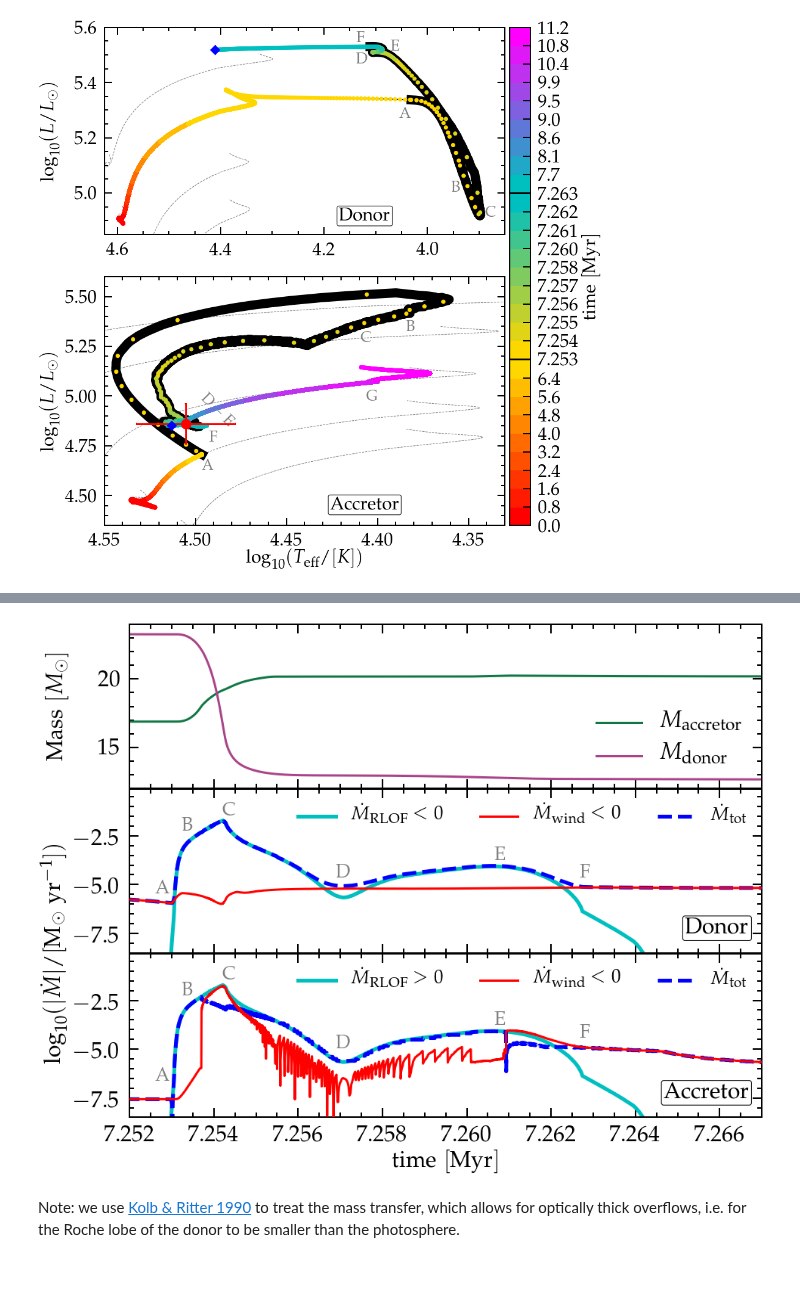
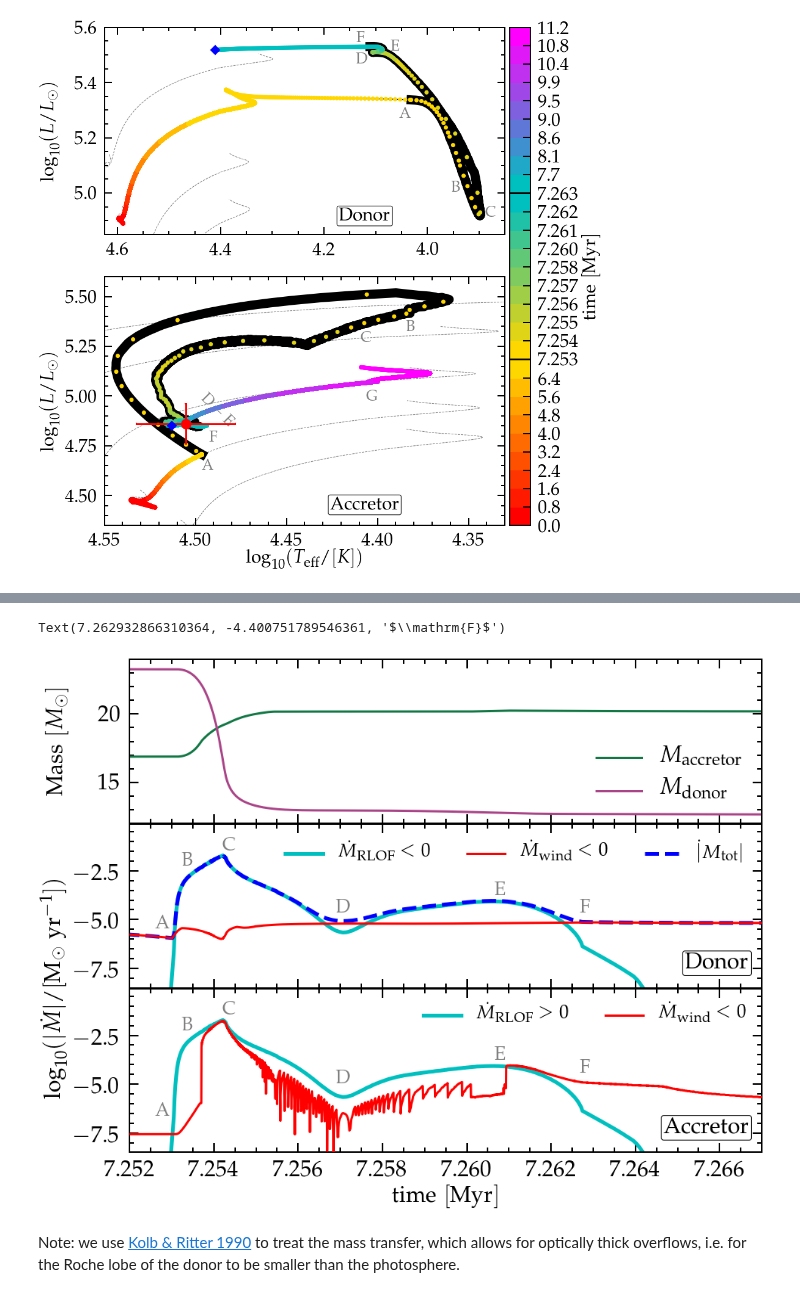
Before and after one commit to mathren/zeta_oph, a Jupyter notebook: notebooks/Best_model.ipynb, the cells around one changed output, grey strips where cells are left out. Saved outputs shown, nothing was run; the diff lists cells and outputs as text; code cells hidden in the pictures.

```diff
--- a/notebooks/Best_model.ipynb
+++ b/notebooks/Best_model.ipynb
@@ -675,7 +468,7 @@ bx.plot(t, lg_mtransfer_rate, lw=5, c='c', label="$\dot M_\mathrm{RLOF}<0$")
 ax.plot(t, lg_wind_mdot_2, c='r', zorder=10, label=r"$\dot M_\mathrm{wind}<0$")
 bx.plot(t, lg_wind_mdot_1, c='r', zorder=10, label=r"$\dot M_\mathrm{wind}<0$")
 
-ax.plot(t, lg_mstar_dot_2, lw=5, ls='--', c='b', label="$\dot |M_\mathrm{tot}|$")
+# ax.plot(t, lg_mstar_dot_2, lw=5, ls='--', c='b', label="$\dot |M_\mathrm{tot}|$")
 bx.plot(t, lg_mstar_dot_1, lw=5, ls='--', c='b', label="$\dot |M_\mathrm{tot}|$")
 
 top_ax.plot(t, M2, c="#117744", label=r"$M_\mathrm{accretor}$")
@@ -714,35 +507,36 @@ ax.text(t[iRLOF][0]-1e-4, lg_mstar_dot_2[iRLOF][0], "$\mathrm{A}$", fontsize=25,
 bx.text(t[iRLOF][0]-1e-4, lg_mstar_dot_1[iRLOF][0]+0.5, "$\mathrm{A}$", fontsize=25, c='k', zorder=0, ha="right", va="center", color="#808080")
 
 # get time start non-conservative
 ind = (t>7.2535) & (t<7.254)
 j = np.argmin(lg_mstar_dot_2[ind] - lg_mtransfer_rate[ind])
 ax.text(t[ind][j]-5e-4, -2., "$\mathrm{B}$", fontsize=25, c='k', zorder=0, ha="right", va="center", color="#808080")
 bx.text(t[ind][j]-5e-4, -2., "$\mathrm{B}$", fontsize=25, c='k', zorder=0, ha="right", va="center", color="#808080")
 
 
 # get peak RLOF mass transfer
 imax = np.argmax(lg_mtransfer_rate[t>7.252])
 ax.text(t[t>7.252][imax], -1.2, "$\mathrm{C}$", fontsize=25, c='k', zorder=0, ha="left", va="center", color="#808080")
 bx.text(t[t>7.252][imax], -1.2, "$\mathrm{C}$", fontsize=25, c='k', zorder=0, ha="left", va="center", color="#808080")
 
 # get minimum RLOF
 imin = np.argmin(lg_mtransfer_rate[(t>7.254) & (t<7.260)])
 ax.text(t[(t>7.254) & (t<7.260)][imin], -4.7, "$\mathrm{D}$", fontsize=25, c='k', zorder=0, ha="center", va="center", color="#808080")
 bx.text(t[(t>7.254) & (t<7.260)][imin], -4.4, "$\mathrm{D}$", fontsize=25, c='k', zorder=0, ha="center", va="center", color="#808080")
 
 # get second non-conservative part
 imax = np.argmax(lg_mtransfer_rate[t>7.26])
 ax.text(t[t>7.26][imax], -3.5, "$\mathrm{E}$", fontsize=25, c='k', zorder=0, ha="left", va="center", color="#808080")
 bx.text(t[t>7.26][imax], -3.5, "$\mathrm{E}$", fontsize=25, c='k', zorder=0, ha="left", va="center", color="#808080")
 
 
 # get detachment
 ax.text(t[iRLOF][-1]+2e-4, lg_mstar_dot_2[iRLOF][0]+2.2, "$\mathrm{F}$", fontsize=25, c='k', zorder=0, ha="right", va="center", color="#808080")
 bx.text(t[iRLOF][-1]+2e-4, lg_mstar_dot_1[iRLOF][0]+1.3, "$\mathrm{F}$", fontsize=25, c='k', zorder=0, ha="right", va="center", color="#808080")
 
-plt.savefig("/mnt/home/mrenzo/Templates/zeta_oph/manuscript/figures/MT.pdf")
+# plt.savefig("/mnt/home/mrenzo/Templates/zeta_oph/manuscript/figures/MT.pdf")
 # %% [output]
+Text(7.262932866310364, -4.400751789546361, '$\\mathrm{F}$')
-[figure, old version]
+[figure, new version]
 # %% [markdown]
 Note: we use [Kolb & Ritter 1990](https://ui.adsabs.harvard.edu/abs/1990A%26A...236..385K/abstract)
 to treat the mass transfer, which allows for optically thick
```
Also changed, not shown: parts of 6 cells of this notebook, 10 other files.
